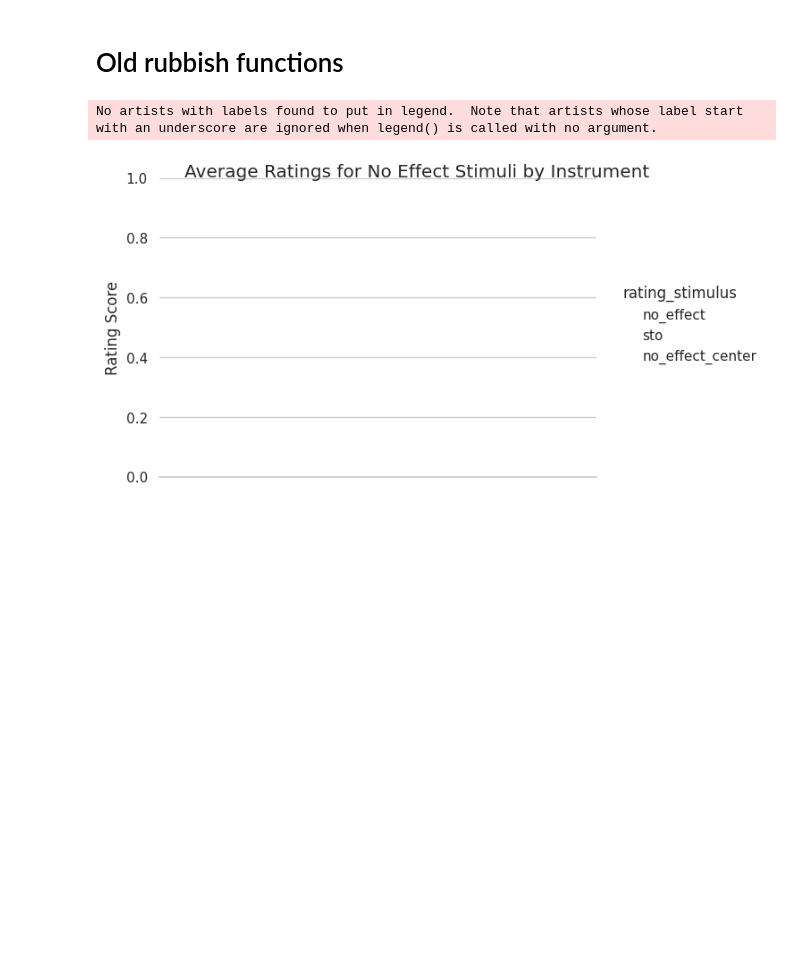
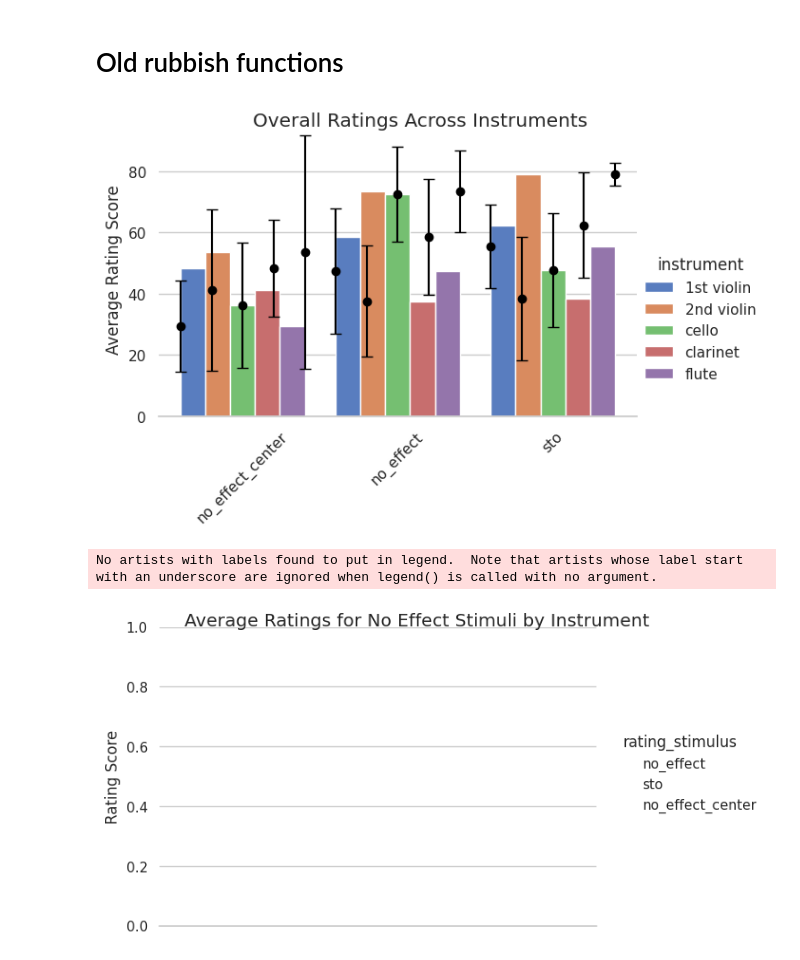
Before and after one commit to PierreChouteau/PAM_P3S, a Jupyter notebook: webmushra_analysis_test.ipynb, the cells around one changed output. Drawn from its saved outputs; the diff is of its cells as text; code cells hidden in the pictures; blank space fills up the shorter version.

```diff
--- a/webmushra_analysis_test.ipynb
+++ b/webmushra_analysis_test.ipynb
@@ -356,5 +378,41 @@ plot_instrument_average(data)
 # %% [markdown]
 # Old rubbish functions
+# %%
+def plot_instrument_average(data):
+    stimuli_order = ['no_effect_center', 'no_effect', 'sto']
+    instruments = {'P3S_ATIAM0': 'flute', 'P3S_ATIAM1': 'clarinet', 'P3S_ATIAM2': 'cello', 'P3S_ATIAM3': '1st violin', 'P3S_ATIAM4': '2nd violin'}
+    overall_data = data[data['trial_id'] == 'overall']
+    overall_data = overall_data[overall_data['rating_stimulus'].isin(stimuli_order)]
+    overall_data['instrument'] = overall_data['session_test_id'].map(instruments)
+    overall_data = overall_data.groupby(['instrument', 'rating_stimulus'])['rating_score'].agg(['mean', 'std']).reset_index()
+
+    sns.set(style="whitegrid")
+
+    # create bar plot
+    g = sns.catplot(x='rating_stimulus', y='mean', hue='instrument', kind='bar', data=overall_data,
+                    order=stimuli_order, height=4, aspect=1.5,
+                    palette=sns.color_palette("muted", 5))
+    # add variance lines (std)
+
+
+    g.set_axis_labels("", "Average Rating Score")
+    g.fig.suptitle('Overall Ratings Across Instruments')
+    g.despine(left=True)
+    g.set_xticklabels(stimuli_order, rotation=45)
+    for i, stim in enumerate(stimuli_order):
+        for j, instr in enumerate(instruments.values()):
+            mean = overall_data.loc[(overall_data['rating_stimulus'] == stim) & (overall_data['instrument'] == instr), 'mean']
+            std = overall_data.loc[(overall_data['rating_stimulus'] == stim) & (overall_data['instrument'] == instr), 'std']
+            g.ax.errorbar(i+j*0.2-0.4, mean, yerr=std, fmt='none', capsize=4, ecolor='black')
+            # add mean point
+            g.ax.plot(i+j*0.2-0.4, mean, 'o', color='black')
+
+    # save figure
+    plt.savefig('../results/mushra_overall_instruments.png', dpi=300)
+
+plot_instrument_average(data)
+# %% [output]
+[figure, added]
 # %%
 def plot_instrument_boxplot(data):
     # Create a mapping between session_test_id and instrument names
```
Also changed, not shown: parts of 1 cell of this notebook.
